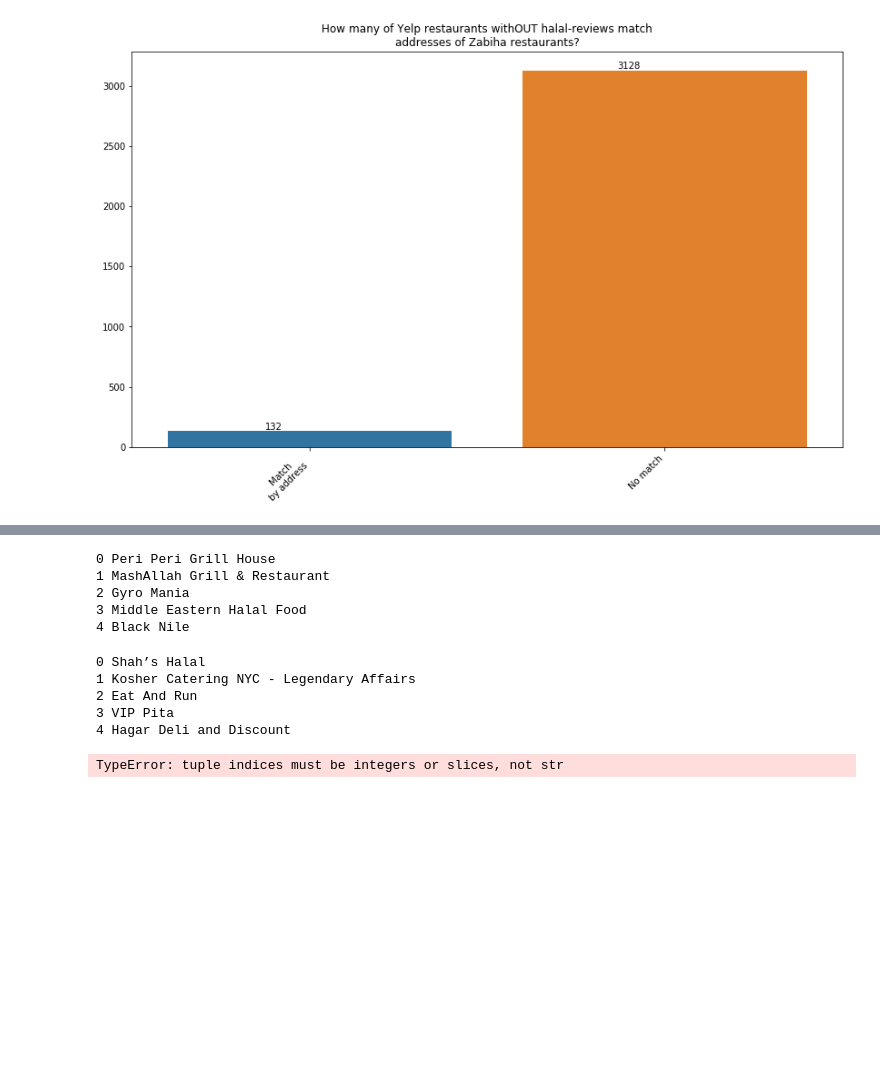
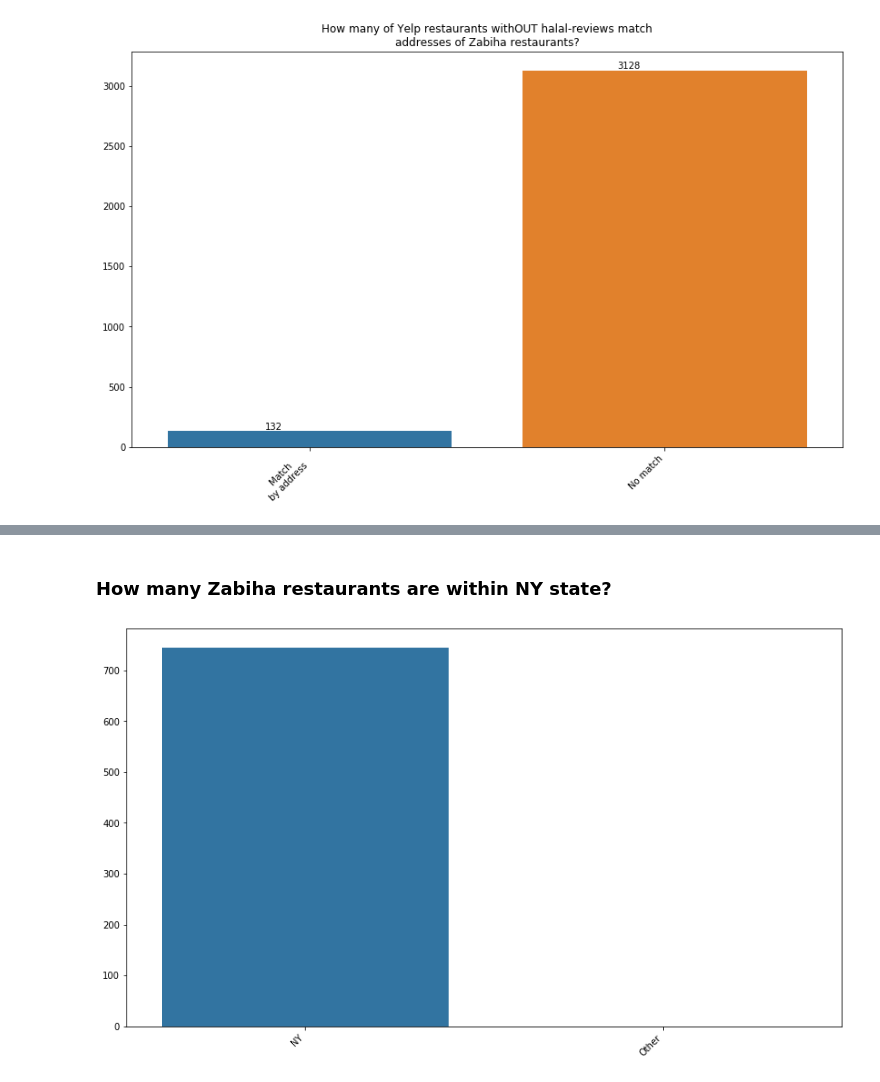
Before and after one commit to WAzaizeh/Halal_o_Meter, a Jupyter notebook: src/data/EDA/Yelp_EDA.ipynb, the cells around one changed output, grey strips where cells are left out. Drawn from its saved outputs; the diff is of its cells as text; code cells hidden in the pictures; blank space fills up the shorter version.

Commit message:
Data Collection - Target variable foraging

```diff
--- a/src/data/EDA/EDA.ipynb
+++ b/src/data/EDA/Yelp_EDA.ipynb
@@ -92,7 +92,8 @@ plt.show()
 # Target Feature
 ## Halal restaurants from Zabiha.com & Zomato.com
 # %%
-target_df = pd.read_csv('/Users/wesamazaizeh/Desktop/Projects/halal_o_meter/src/data/data_collection/target_list.csv', index_col=0)
+target_df = pd.read_csv('/Users/wesamazaizeh/Desktop/Projects/halal_o_meter/src/data/data_collection/target_feature/zabiha_list_DEPRECATED.csv',\
+                        index_col=0)
 print('\033[1m- {} Halal-confirmed restaurants were found on Zabiha.com'.format(sum(target_df['source'] == 'Zabiha'))) # 745 restaurants from Zabiha.com
 print('- {} Halal-tagged restaurants were found on Zomato.com\033[0m'.format(sum(target_df['source'] == 'Zomato'))) # 340 restaurants from Zomato.com
 
@@ -204,24 +196,10 @@ yelp_df.head()
-# %%
-for i, row in zip(range(yelp_df.head().shape[0]), yelp_df.head().iterrows()):
-    print(i, row[1][0])
-# %% [output]
-0 Peri Peri Grill House
-1 MashAllah Grill & Restaurant
-2 Gyro Mania
-3 Middle Eastern Halal Food
-4 Black Nile
-# %%
-yelp_df.sort_values('total_review_count', inplace=True)
-for i, row in zip(range(yelp_df.head().shape[0]), yelp_df.head().iterrows()):
-    print(i, row[1][0])
-# %% [output]
-0 Shah’s Halal
-1 Kosher Catering NYC - Legendary Affairs
-2 Eat And Run
-3 VIP Pita
-4 Hagar Deli and Discount
-# %%
-for row in yelp_df.head().itertuples():
-    print(row['name'])
-# %% [output]
-TypeError: tuple indices must be integers or slices, not str
+# %% [markdown]
+### How many Zabiha restaurants are within NY state?
+# %%
+ny_or_not = zabiha_df['address'].apply(lambda x: 'NY' in x)
+ny_or_not_count = [sum(ny_or_not), len(ny_or_not)-sum(ny_or_not)]
+plt.figure(figsize=(14, 8))
+g = sns.barplot(x=['NY','Other'], y=ny_or_not_count)
+g_labels = g.set_xticklabels(g.get_xticklabels(), rotation=45, horizontalalignment='right')
+# %% [output]
+[figure, added]
```
Also changed, not shown: parts of 9 cells of this notebook, 17 other files.
